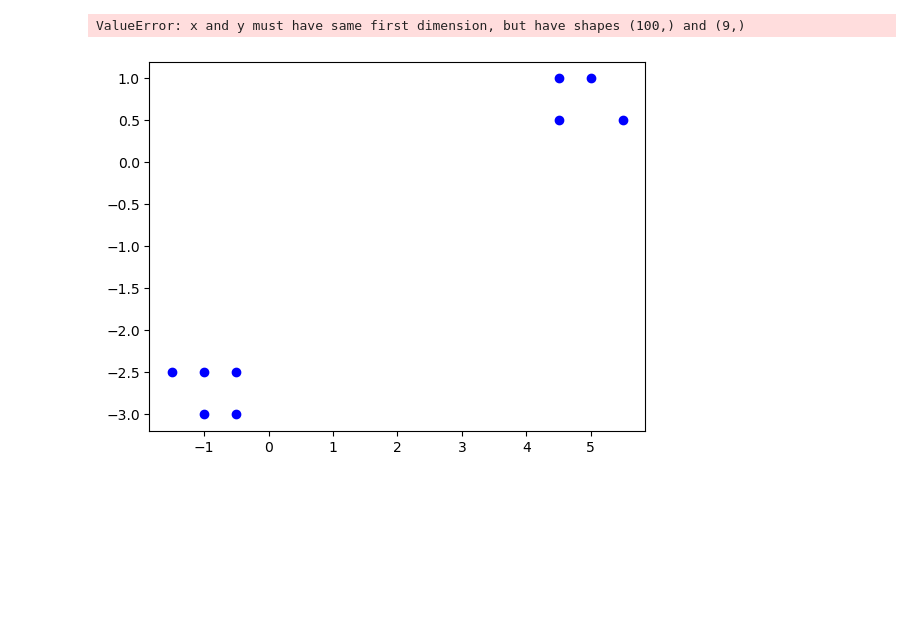
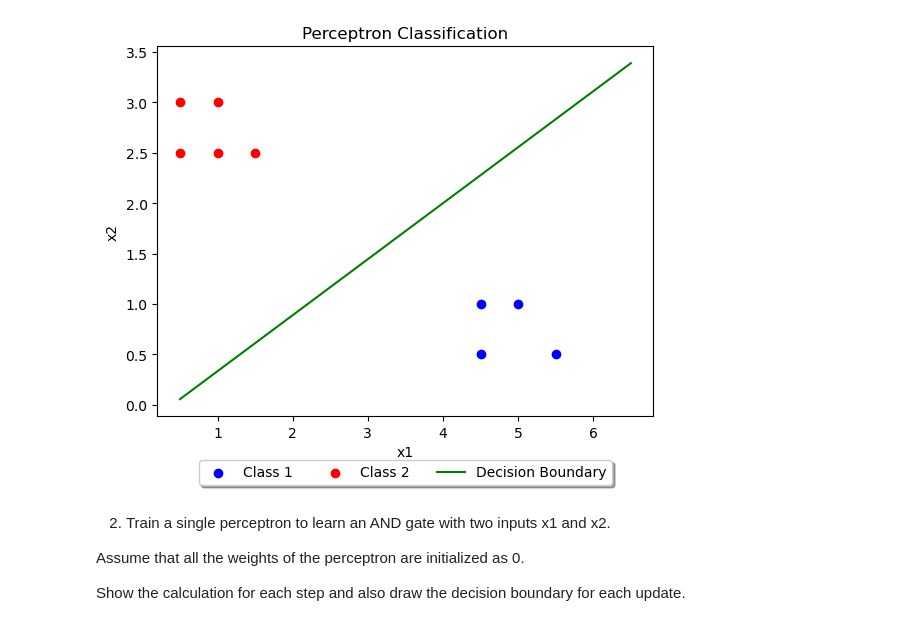
Before and after one commit to Ashrithiiitdm/PRML, a Jupyter notebook: Lab7/cs22b2025_LAB7.ipynb, the cells around one changed output. Cells and saved outputs as stored; diff of their text form; code cells hidden in the pictures; blank space fills up the shorter version.

Commit message:
Added files for lab 7 (perceptron)

```diff
--- a/Lab7/cs22b2025_LAB7.ipynb
+++ b/Lab7/cs22b2025_LAB7.ipynb
@@ -18,15 +24,0 @@ print(data_vals)
-# %%
-for d in data:
-    if d[2] == 2:
-        labels.append(2)
-        d[2] = -1
-        d[0] = -1 * d[0]
-        d[1] = -1 * d[1]
-    else:
-        labels.append(1)
-        d[2] = 1
-
-data = np.array(data)
-
-print(data)
-print(labels)
@@ -109,24 +92,37 @@ ValueError: matmul: Input operand 1 has a mismatch in its core dimension 0, with
-# %%
-# Plot the data points
-for d in data:
-    if d[2] == 2:
-        plt.scatter(d[0], d[1], color = 'red')
-
-    else:
-        plt.scatter(d[0], d[1], color = 'blue')
-
-# Plot the decision boundary
-x_values = np.linspace(min(data_vals, key=lambda x: x[0])[0] - 1, max(data_vals, key=lambda x: x[0])[0] + 1, 100)
-y_values = []
-for d in data_vals:
-    y_values.append(result(np.array(d)))
-
-y_values = np.array(y_values)
-plt.plot(x_values, y_values, label='Decision Boundary')
-plt.xlabel('x1')
-plt.ylabel('x2')
-plt.legend()
-plt.show()
-# %% [output]
-ValueError: x and y must have same first dimension, but have shapes (100,) and (9,)
-[figure, removed]
+# %%
+# Function to plot data points and decision boundary
+def plot_perceptron_result(data, weights, bias, l1, l2):
+
+    class1 = data[data[:, 2] == l1]
+    class2 = data[data[:, 2] == l2]
+
+    # Ploting data points
+    plt.scatter(class1[:, 0], class1[:, 1], color='blue', label='Class 1')
+    plt.scatter(class2[:, 0], class2[:, 1], color='red', label='Class 2')
+
+    # Generating decision boundary x-values
+    x_values = np.linspace(min(data[:, 0]), max(data[:, 0]) + 1, 100)
+
+    # Calculate the corresponding y-values for the decision boundary
+    y_values = -(weights[0] * x_values + bias) / weights[1]
+
+    # Plotting the decision boundary
+    plt.plot(x_values, y_values, label='Decision Boundary', color='green')
+
+    # Setting labels and title
+    plt.xlabel('x1')
+    plt.ylabel('x2')
+    plt.legend(loc='upper center', bbox_to_anchor=(0.5, -0.1), shadow=True, ncol=3)
+    plt.title('Perceptron Classification')
+    plt.show()
+# %%
+# Plotting the data values and the decision boundary using the above function
+plot_perceptron_result(np.array(data1), weights, bias, 1, 2)
+# %% [output]
+[figure, added]
+# %% [markdown]
+2. Train a single perceptron to learn an AND gate with two inputs x1 and x2.
+
+Assume that all the weights of the perceptron are initialized as 0.
+
+Show the calculation for each step and also draw the decision boundary for each update.
```
Also changed, not shown: parts of 20 cells of this notebook, 2 other files.
